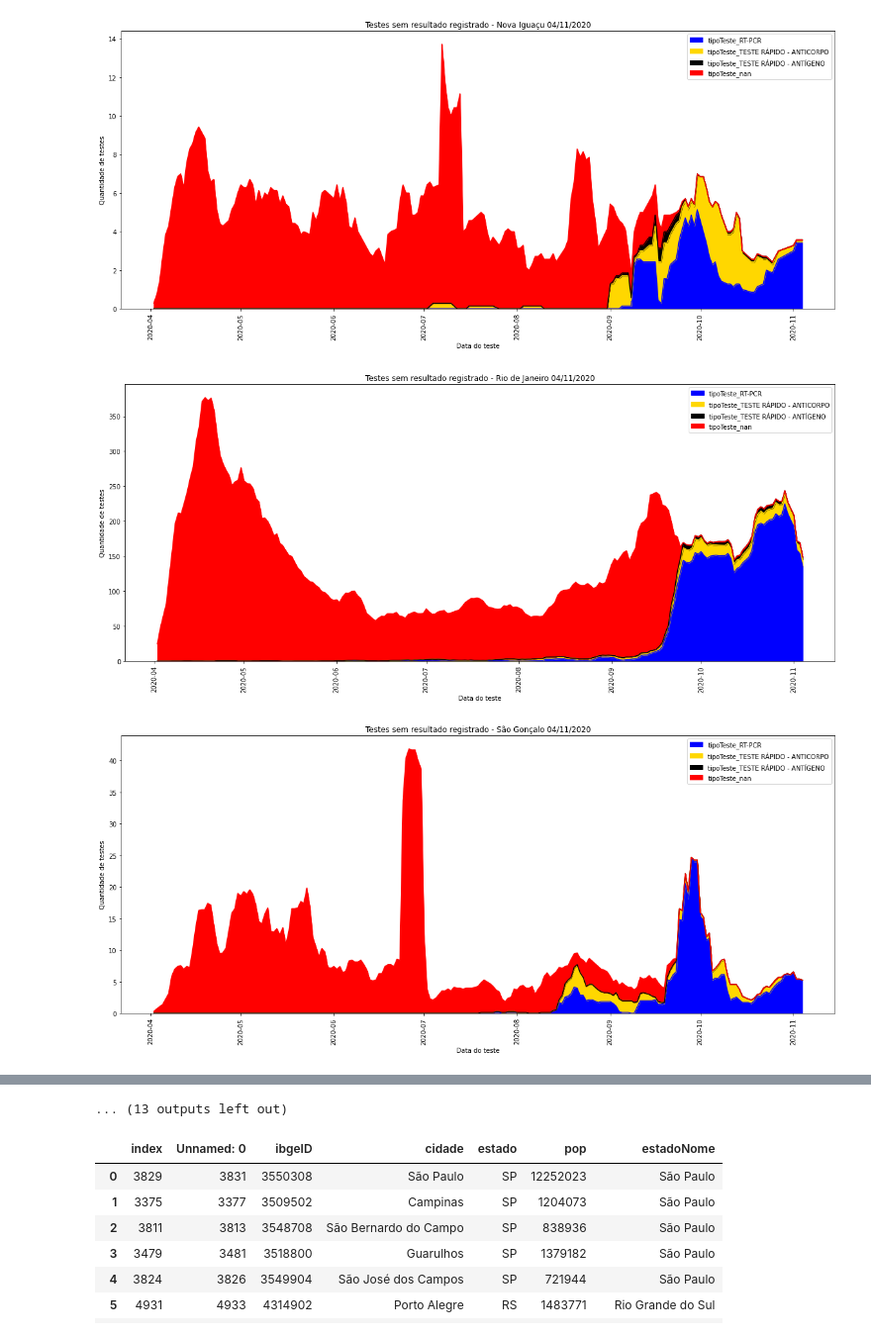
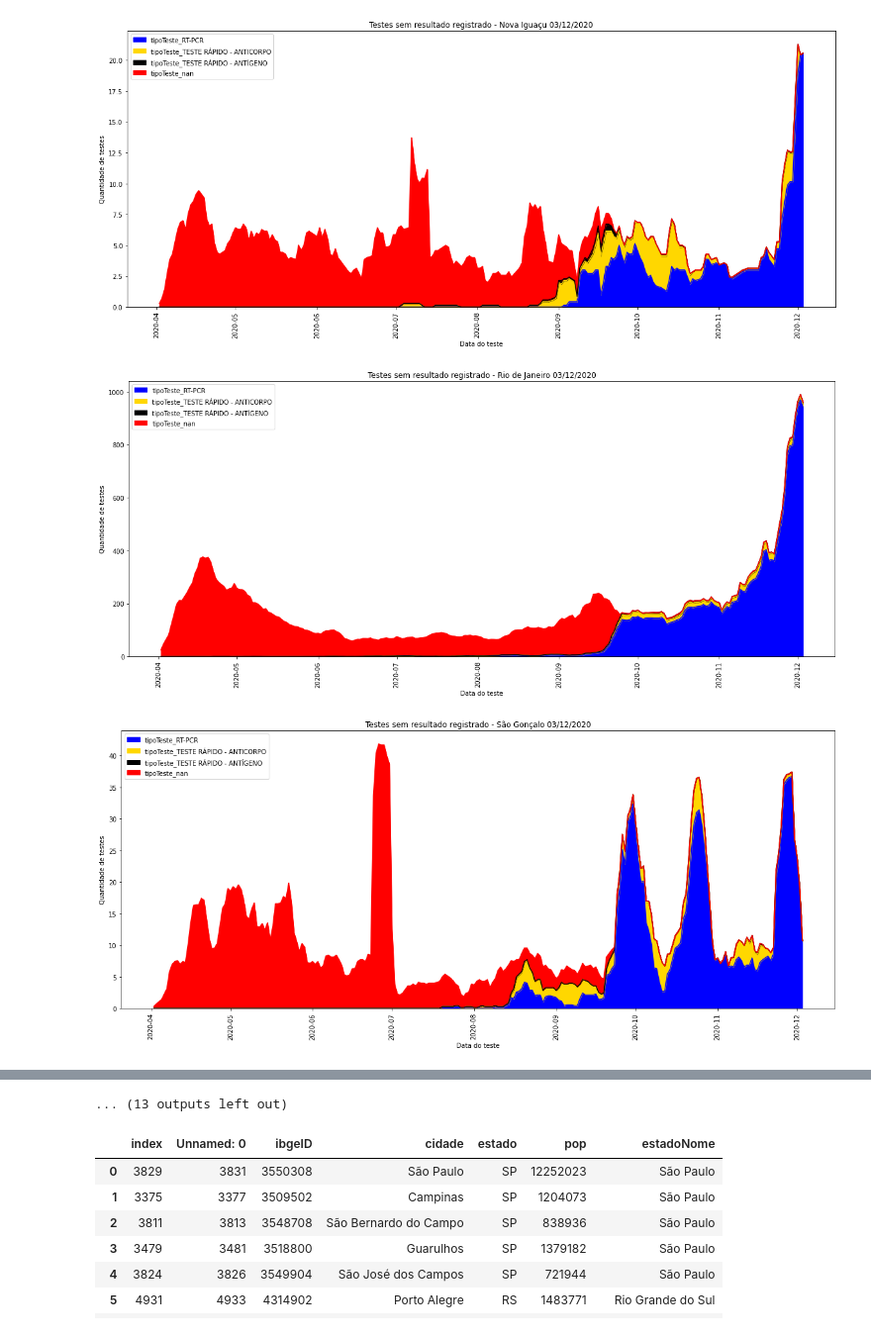
Before and after one commit to romulokps/testesPCR, a Jupyter notebook: resultadoTesteNA.ipynb, the cells around one changed output, grey strips where cells are left out. Shown at 99% size. Cells and saved outputs as stored; diff of their text form; code cells hidden in the pictures.

```diff
--- a/resultadoTesteNA.ipynb
+++ b/resultadoTesteNA.ipynb
@@ -6,8 +6,12 @@ import csv
 from datetime import datetime
 from scipy import stats
 import numpy as np
+from datetime import date
+import os
+caminho = '/content/drive/My Drive/dados/estados ' + str(date.today()) + "/"
+caminho = '/content/drive/My Drive/dados/estados 2020-12-03/'
 
-caminho = '/content/drive/My Drive/dados/estados 2020-11-15/'
+#caminho = '/content/drive/My Drive/dados/estados 2020-11-15/'
 pop = pd.read_csv('https://raw.githubusercontent.com/romulokps/testesPCR/main/populacaoBR.csv')
 pop = pop.sort_values(by = 'pop', ascending=False).head(25)
 pop = pop.sort_values(by = 'estado', ascending=False)
@@ -58,3 +62,3 @@ for i in pop.index:
-[figure, old version]
+[figure, new version]
-[figure, old version]
+[figure, new version]
-[figure, old version]
+[figure, new version]
```
Also changed, not shown: parts of 1 cell of this notebook.
